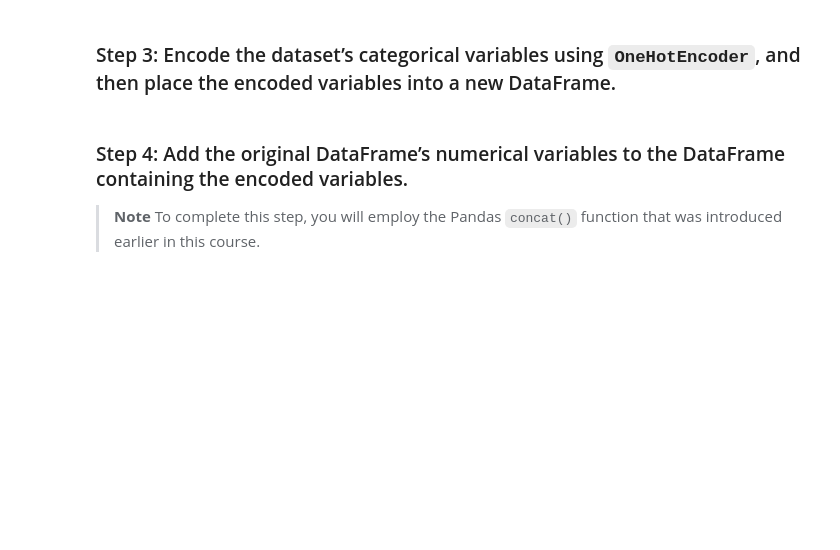
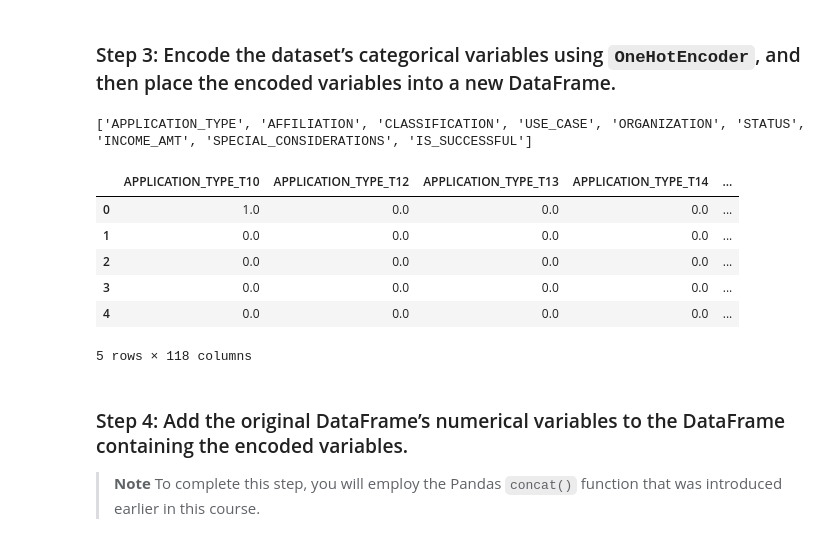
Before and after one commit to dileepadrd/module-13-assignment-alphabet-soup, a Jupyter notebook: Colab_venture_funding_with_deep_learning.ipynb, the cells around one changed output. Drawn from its saved outputs; the diff is of its cells as text; code cells hidden in the pictures; blank space fills up the shorter version.

Commit message:
Encode the dataset’s categorical variables using OneHotEncoder, and then place the encoded variables into a new DataFrame.

```diff
--- a/Colab_venture_funding_with_deep_learning.ipynb
+++ b/Colab_venture_funding_with_deep_learning.ipynb
@@ -157,15 +151,35 @@ categorical_variables = # YOUR CODE HERE
+# %%
+# Create a list of categorical variables
+# Since income amount is a range, it also has been included to the following list
+categorical_variables = ["APPLICATION_TYPE", "AFFILIATION", "CLASSIFICATION", "USE_CASE", "ORGANIZATION", "STATUS", "INCOME_AMT", "SPECIAL_CONSIDERATIONS", "IS_SUCCESSFUL"]
+
+# Display the categorical variables list
+print(categorical_variables)
+# %% [output]
+['APPLICATION_TYPE', 'AFFILIATION', 'CLASSIFICATION', 'USE_CASE', 'ORGANIZATION', 'STATUS', 'INCOME_AMT', 'SPECIAL_CONSIDERATIONS', 'IS_SUCCESSFUL']
 # %%
 # Create a OneHotEncoder instance
-enc = # YOUR CODE HERE
+enc = OneHotEncoder(sparse=False)
 # %%
 # Encode the categorcal variables using OneHotEncoder
-encoded_data = # YOUR CODE HERE
+encoded_data = enc.fit_transform(applicant_data_df[categorical_variables])
 # %%
 # Create a DataFrame with the encoded variables
-encoded_df = # YOUR CODE HERE
+encoded_df = pd.DataFrame(
+    encoded_data,
+    columns = enc.get_feature_names(categorical_variables)
+)
 
 # Review the DataFrame
-# YOUR CODE HERE
+encoded_df.head()
+# %% [output]
+|  | APPLICATION_TYPE_T10 | APPLICATION_TYPE_T12 | APPLICATION_TYPE_T13 | APPLICATION_TYPE_T14 | ... |
+| 0 | 1.0 | 0.0 | 0.0 | 0.0 | ... |
+| 1 | 0.0 | 0.0 | 0.0 | 0.0 | ... |
+| 2 | 0.0 | 0.0 | 0.0 | 0.0 | ... |
+| 3 | 0.0 | 0.0 | 0.0 | 0.0 | ... |
+| 4 | 0.0 | 0.0 | 0.0 | 0.0 | ... |
+5 rows × 118 columns
 # %% [markdown]
 ### Step 4: Add the original DataFrame’s numerical variables to the DataFrame containing the encoded variables.
 
```
Also changed, not shown: parts of 1 cell of this notebook.
